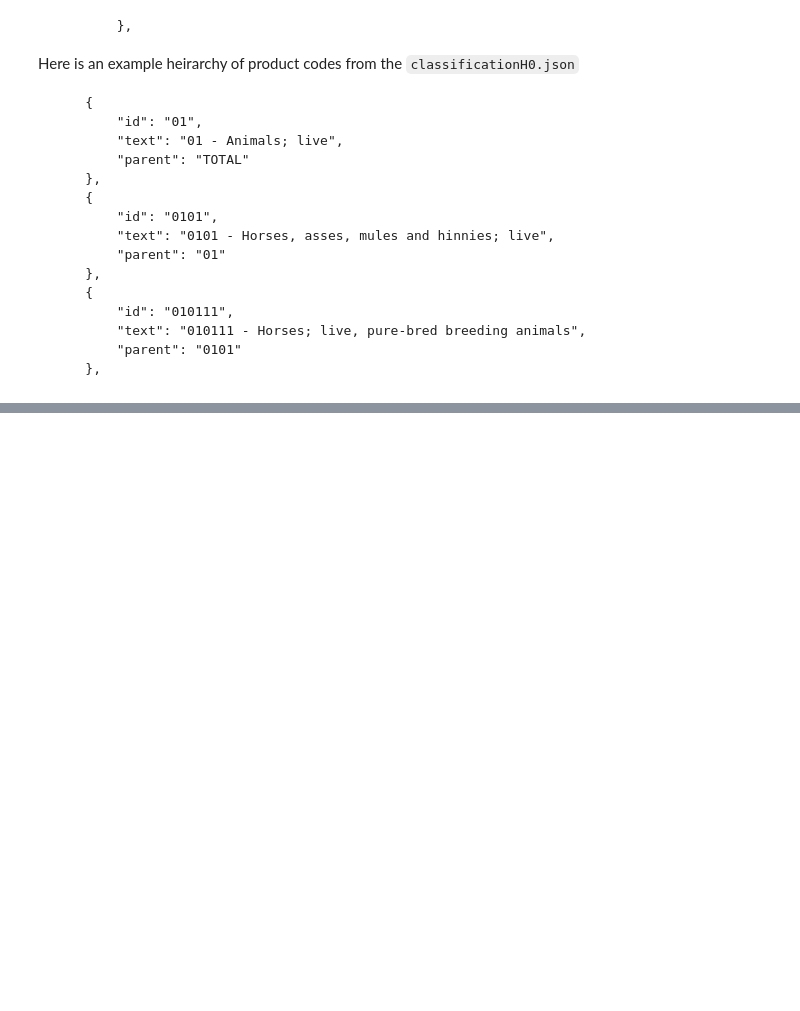
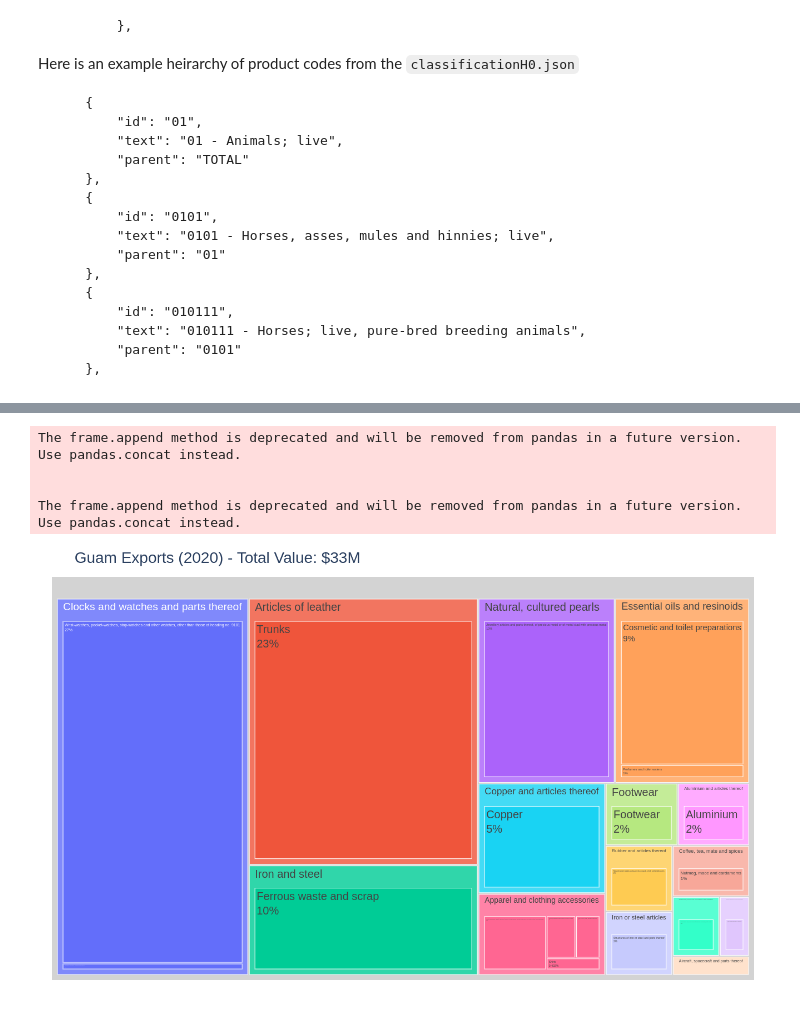
Before and after one commit to Shutch/30-day-chart-2022, a Jupyter notebook: 1/day1.ipynb, the cells around one changed output, grey strips where cells are left out. Cells and saved outputs as stored; diff of their text form; code cells hidden in the pictures; blank space fills up the shorter version.

```diff
--- a/1/day1.ipynb
+++ b/1/day1.ipynb
@@ -98,0 +274,19 @@ with open(input_filename, 'r') as infile:
+# %%
+import plotly.express as px
+
+fig = px.treemap(export_df,
+                 path=['parent', 'product'],
+                 values='value')
+fig.update_traces(root_color='lightgrey',
+                  textinfo='label+percent root')
+fig.update_layout(margin = dict(t=50, l=25, r=25, b=25),
+                  font_size=20,
+                  title = dict(text=f'Guam Exports (2020) - Total Value: ${total_exports_M}M'),
+                  height = 800)
+fig.show()
+# %% [output]
+The frame.append method is deprecated and will be removed from pandas in a future version. Use pandas.concat instead.
+
+
+The frame.append method is deprecated and will be removed from pandas in a future version. Use pandas.concat instead.
+[figure, added]
```
Also changed, not shown: parts of 12 cells of this notebook, 1 other file.
